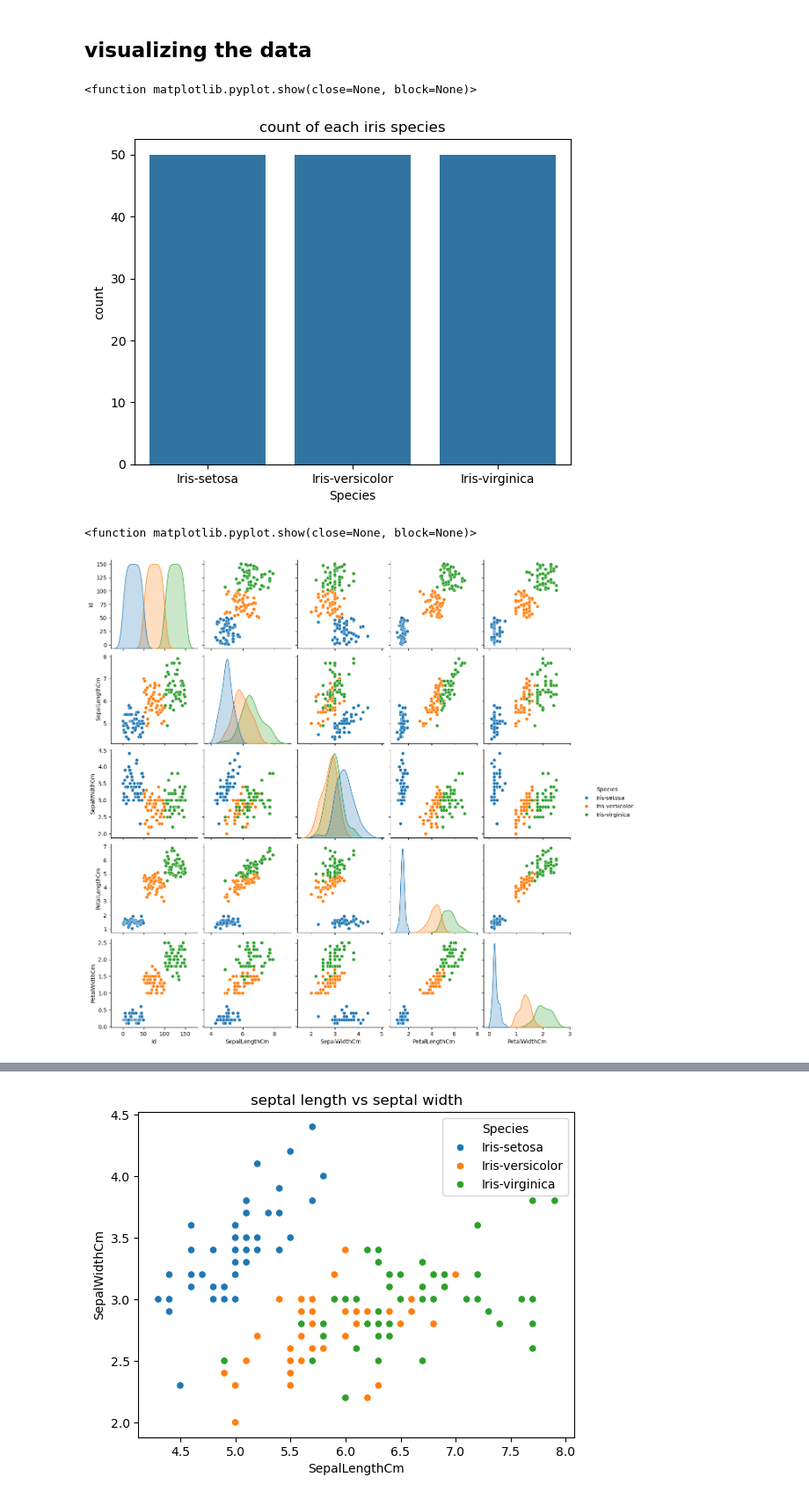
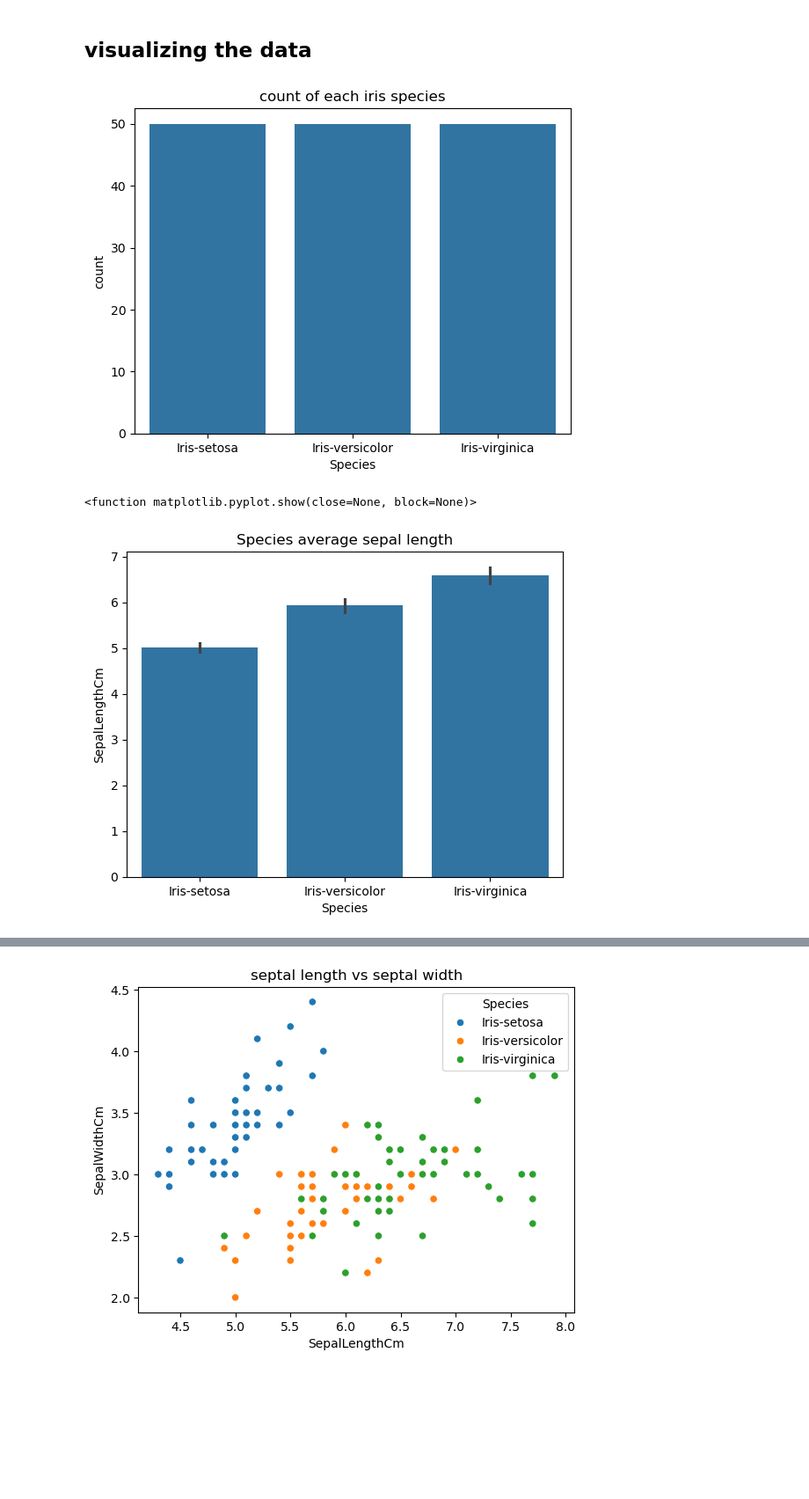
Before and after one commit to HammedSaidat/codealpha_tasks, a Jupyter notebook: Iris__flower_prediction/iris.ipynb, the cells around one changed output, grey strips where cells are left out. Shown at 88% size. Saved outputs shown, nothing was run; the diff lists cells and outputs as text; code cells hidden in the pictures; blank space fills up the shorter version.

```diff
--- a/Iris__flower_prediction/iris.ipynb
+++ b/Iris__flower_prediction/iris.ipynb
@@ -71,15 +99,19 @@ Name: count, dtype: int64
 # %% [markdown]
 ## visualizing the data
 # %%
+# visualize the count of each species
 sns.countplot(x=df['Species'])
 plt.title('count of each iris species')
-plt.show
+plt.savefig("species count", dpi=300, bbox_inches="tight")
+plt.show()
 # %% [output]
-<function matplotlib.pyplot.show(close=None, block=None)>
 [figure]
-# %%
-sns.pairplot(df, hue='Species')
-plt.show
-# %% [output]
-<function matplotlib.pyplot.show(close=None, block=None)>
-[figure, removed]
+# %%
+# check average sepal length across species
+sns.barplot(data=df, x="Species", y="SepalLengthCm", estimator=np.mean)
+plt.title("Species average sepal length")
+plt.savefig("sepal length", dpi=300, bbox_inches="tight")
+plt.show
+# %% [output]
+<function matplotlib.pyplot.show(close=None, block=None)>
+[figure, added]
```
Also changed, not shown: parts of 49 cells of this notebook, 1 other file.
